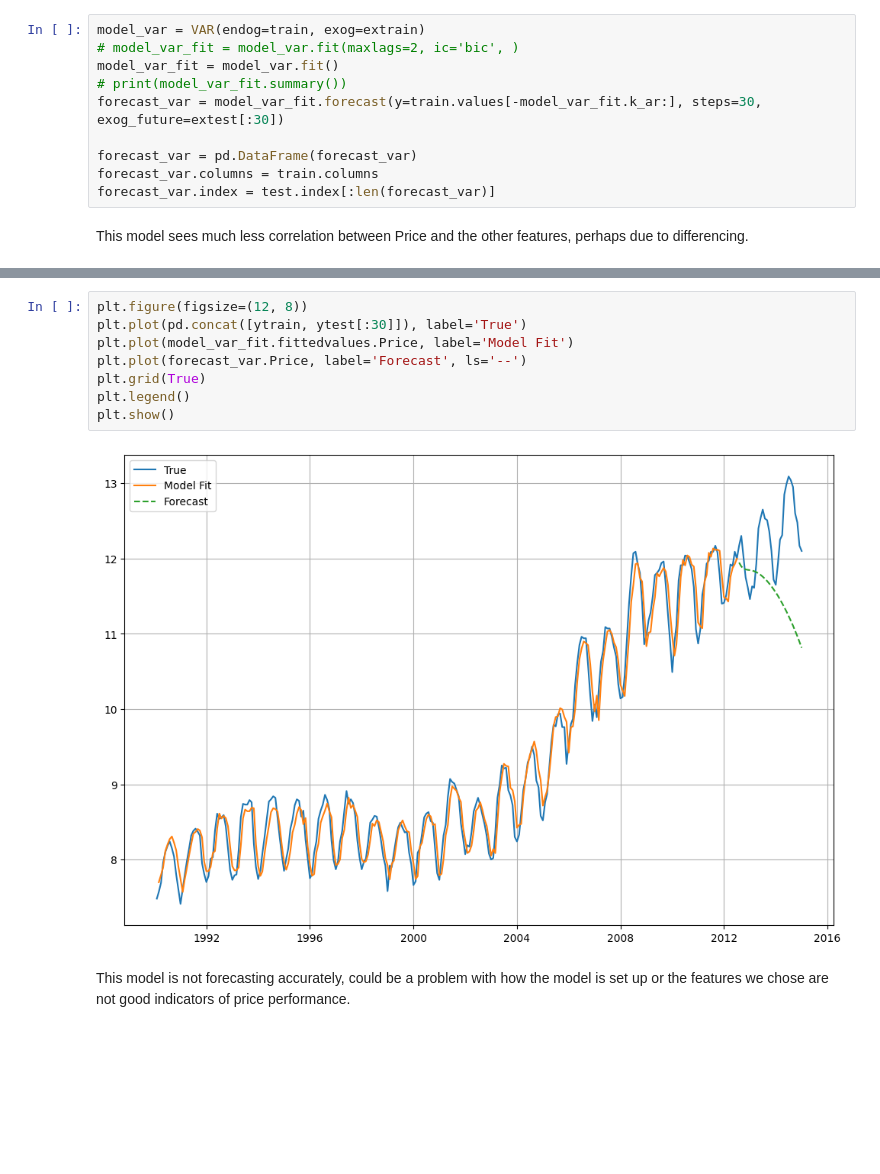
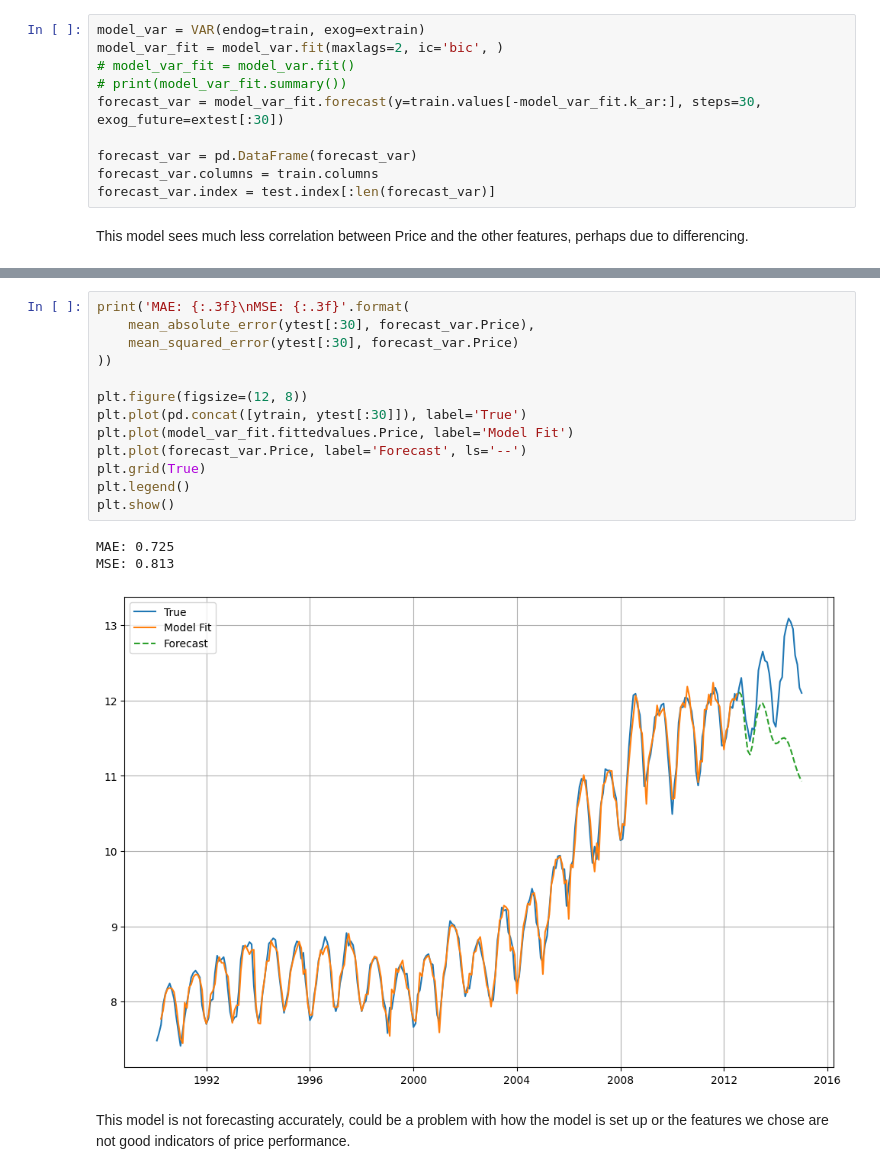
Before and after one commit to bktakacs/springboard_dsc_capstone3, a Jupyter notebook: pp-model.ipynb, the cells around one changed output, grey strips where cells are left out. Drawn from its saved outputs; the diff is of its cells as text; blank space fills up the shorter version.

```diff
--- a/pp-model.ipynb
+++ b/pp-model.ipynb
@@ -456,8 +439,8 @@ select_order
  'bic_min_order': (2, 2)}
 # %%
 model_var = VAR(endog=train, exog=extrain)
-# model_var_fit = model_var.fit(maxlags=2, ic='bic', )
-model_var_fit = model_var.fit()
+model_var_fit = model_var.fit(maxlags=2, ic='bic', )
+# model_var_fit = model_var.fit()
 # print(model_var_fit.summary())
 forecast_var = model_var_fit.forecast(y=train.values[-model_var_fit.k_ar:], steps=30, exog_future=extest[:30])
 
@@ -503,13 +465,20 @@ for col in forecast_var:
 # %%
+print('MAE: {:.3f}\nMSE: {:.3f}'.format(
+    mean_absolute_error(ytest[:30], forecast_var.Price),
+    mean_squared_error(ytest[:30], forecast_var.Price)
+))
+
 plt.figure(figsize=(12, 8))
 plt.plot(pd.concat([ytrain, ytest[:30]]), label='True')
 plt.plot(model_var_fit.fittedvalues.Price, label='Model Fit')
 plt.plot(forecast_var.Price, label='Forecast', ls='--')
 plt.grid(True)
 plt.legend()
 plt.show()
 # %% [output]
+MAE: 0.725
+MSE: 0.813
-[figure, old version]
+[figure, new version]
 # %% [markdown]
 This model is not forecasting accurately, could be a problem with how the model is set up or the features we chose are not good indicators of price performance.
 # %% [markdown]
```
Also changed, not shown: parts of 13 cells of this notebook.
